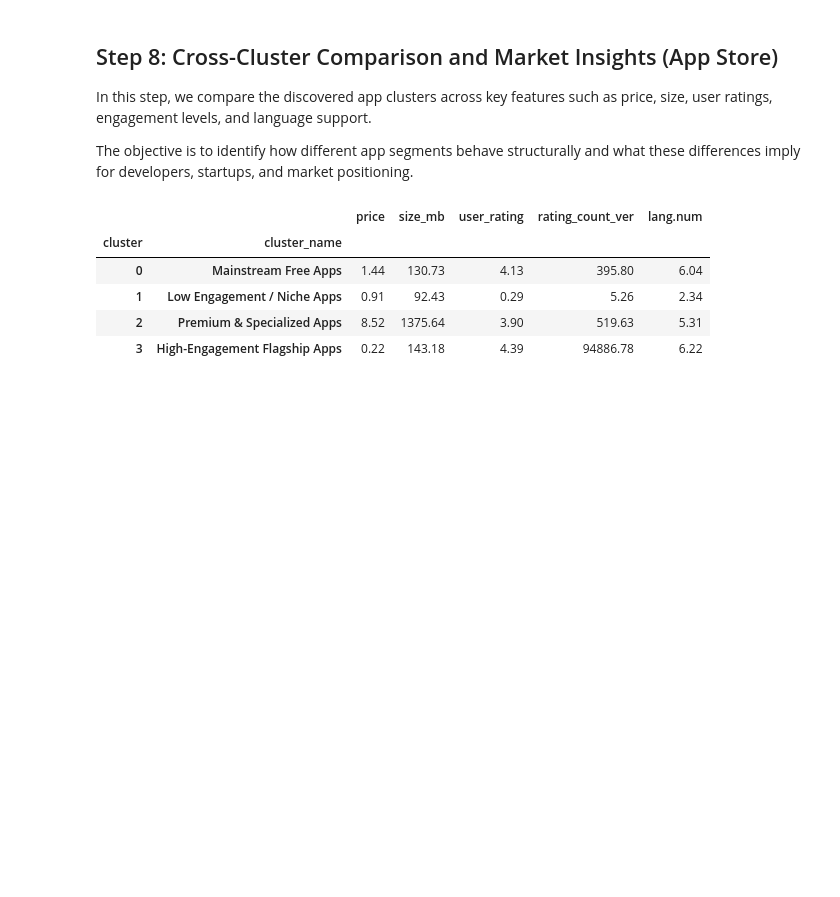
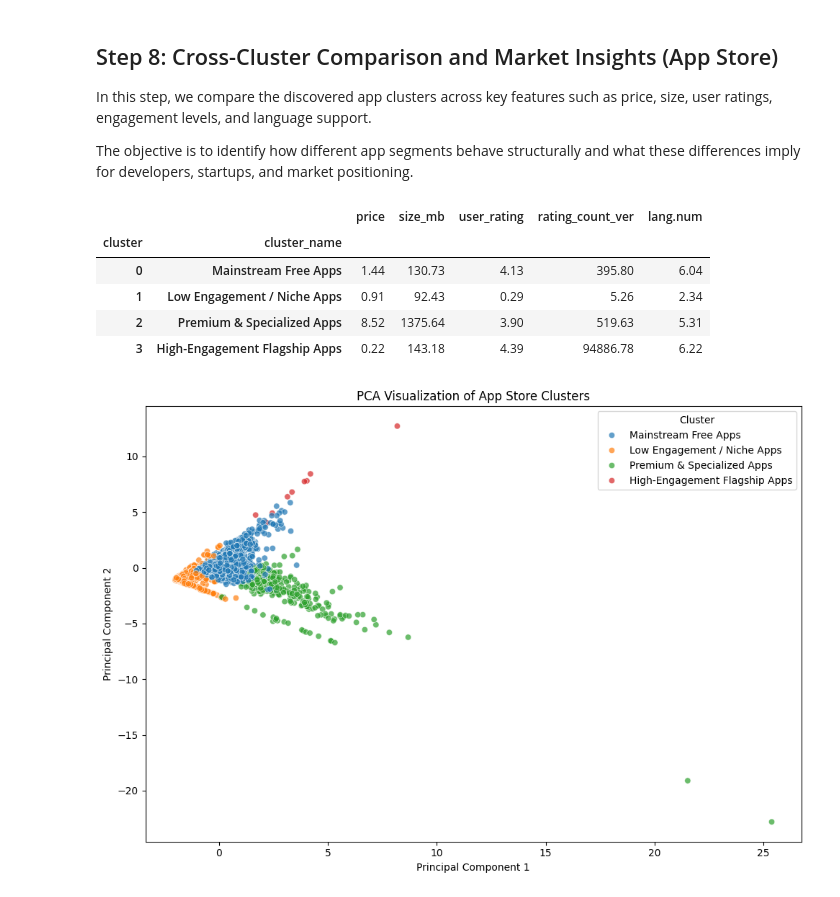
Before and after one commit to Dhairyaxshah/Appfluence, a Jupyter notebook: notebooks/04_unsupervised_ml.ipynb, the cells around one changed output. Drawn from its saved outputs; the diff is of its cells as text; code cells hidden in the pictures; blank space fills up the shorter version.

Commit message:
Complete project: cross-platform clustering analysis and final conclusions

```diff
--- a/notebooks/04_unsupervised_ml.ipynb
+++ b/notebooks/04_unsupervised_ml.ipynb
@@ -591,3 +590,35 @@ cluster_comparison
 | 1 | Low Engagement / Niche Apps | 0.91 | 92.43 | 0.29 | 5.26 | 2.34 |
 | 2 | Premium & Specialized Apps | 8.52 | 1375.64 | 3.90 | 519.63 | 5.31 |
 | 3 | High-Engagement Flagship Apps | 0.22 | 143.18 | 4.39 | 94886.78 | 6.22 |
+# %%
+from sklearn.decomposition import PCA
+import matplotlib.pyplot as plt
+import seaborn as sns
+
+# Reduce to 2 dimensions
+pca = PCA(n_components=2, random_state=42)
+X_pca = pca.fit_transform(X_as_cluster)
+
+# Create PCA dataframe
+pca_df = df_as.copy()
+pca_df['PC1'] = X_pca[:, 0]
+pca_df['PC2'] = X_pca[:, 1]
+# %%
+plt.figure(figsize=(10, 7))
+sns.scatterplot(
+    data=pca_df,
+    x='PC1',
+    y='PC2',
+    hue='cluster_name',
+    palette='tab10',
+    alpha=0.7
+)
+
+plt.title('PCA Visualization of App Store Clusters')
+plt.xlabel('Principal Component 1')
+plt.ylabel('Principal Component 2')
+plt.legend(title='Cluster')
+plt.tight_layout()
+plt.show()
+# %% [output]
+[figure, added]
```
Also changed, not shown: parts of 12 cells of this notebook.
